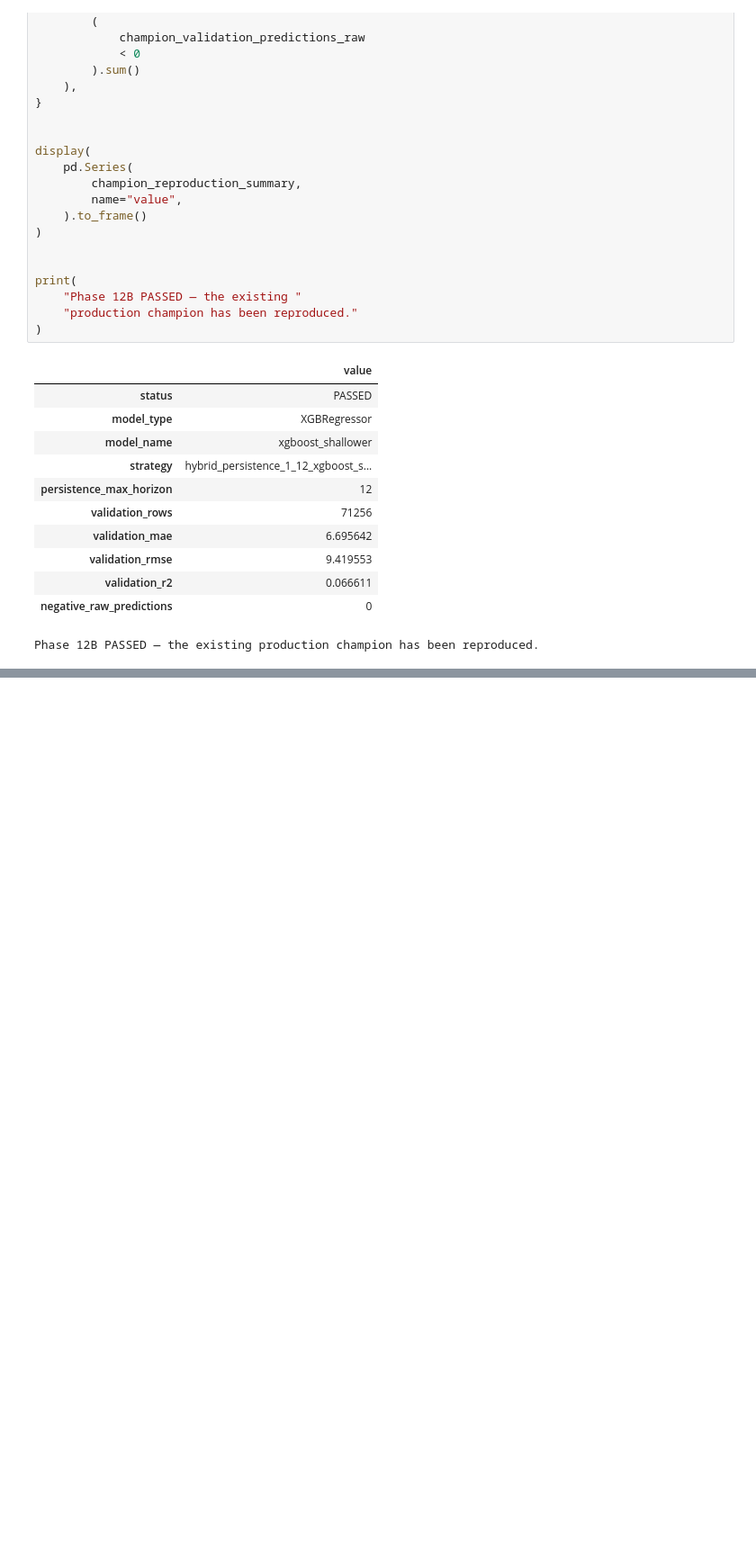
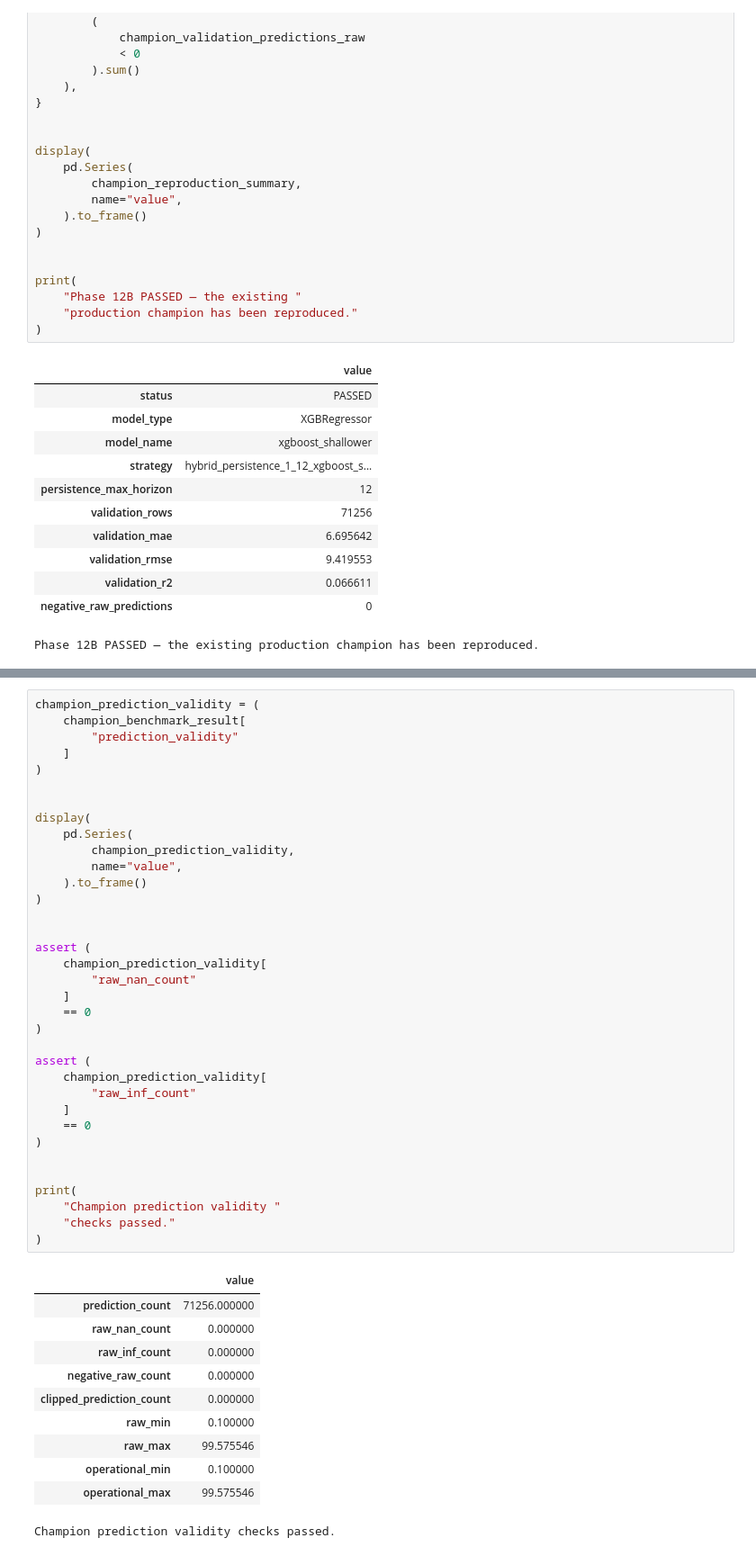
Before and after one commit to riyanj220/pearls-aqi-predictor, a Jupyter notebook: notebooks/12_model_challenger_benchmark.ipynb, the cells around one changed output, grey strips where cells are left out. Shown at 90% size. Drawn from its saved outputs; the diff is of its cells as text; blank space fills up the shorter version.

```diff
--- a/notebooks/12_model_challenger_benchmark.ipynb
+++ b/notebooks/12_model_challenger_benchmark.ipynb
@@ -1552,0 +2394,47 @@ Phase 12B PASSED — the existing production champion has been reproduced.
+# %%
+champion_prediction_validity = (
+    champion_benchmark_result[
+        "prediction_validity"
+    ]
+)
+
+
+display(
+    pd.Series(
+        champion_prediction_validity,
+        name="value",
+    ).to_frame()
+)
+
+
+assert (
+    champion_prediction_validity[
+        "raw_nan_count"
+    ]
+    == 0
+)
+
+assert (
+    champion_prediction_validity[
+        "raw_inf_count"
+    ]
+    == 0
+)
+
+
+print(
+    "Champion prediction validity "
+    "checks passed."
+)
+# %% [output]
+|  | value |
+| prediction_count | 71256.000000 |
+| raw_nan_count | 0.000000 |
+| raw_inf_count | 0.000000 |
+| negative_raw_count | 0.000000 |
+| clipped_prediction_count | 0.000000 |
+| raw_min | 0.100000 |
+| raw_max | 99.575546 |
+| operational_min | 0.100000 |
+| operational_max | 99.575546 |
+Champion prediction validity checks passed.
```
Also changed, not shown: parts of 23 cells of this notebook.
